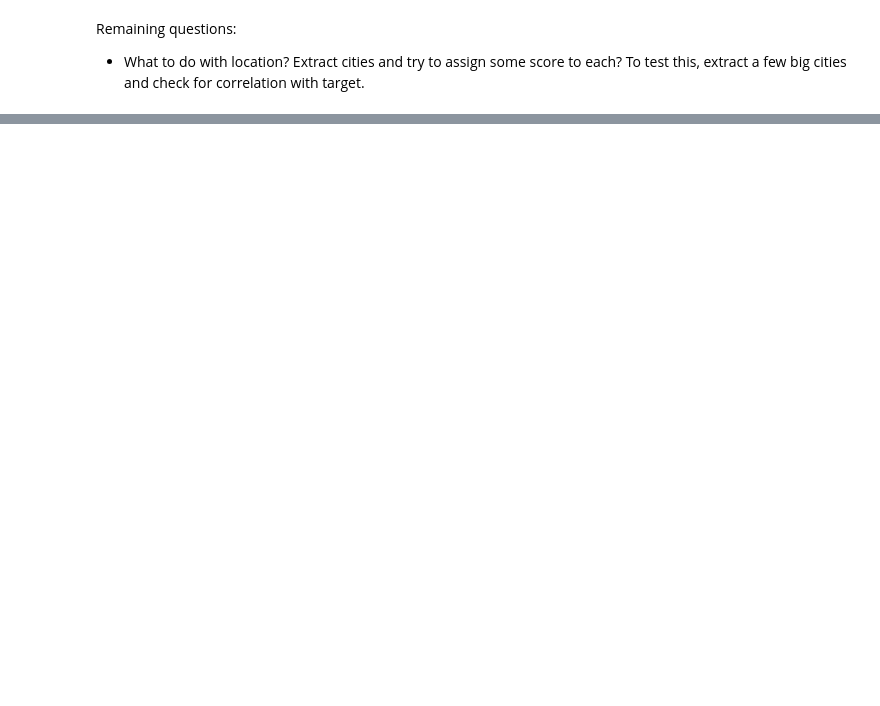
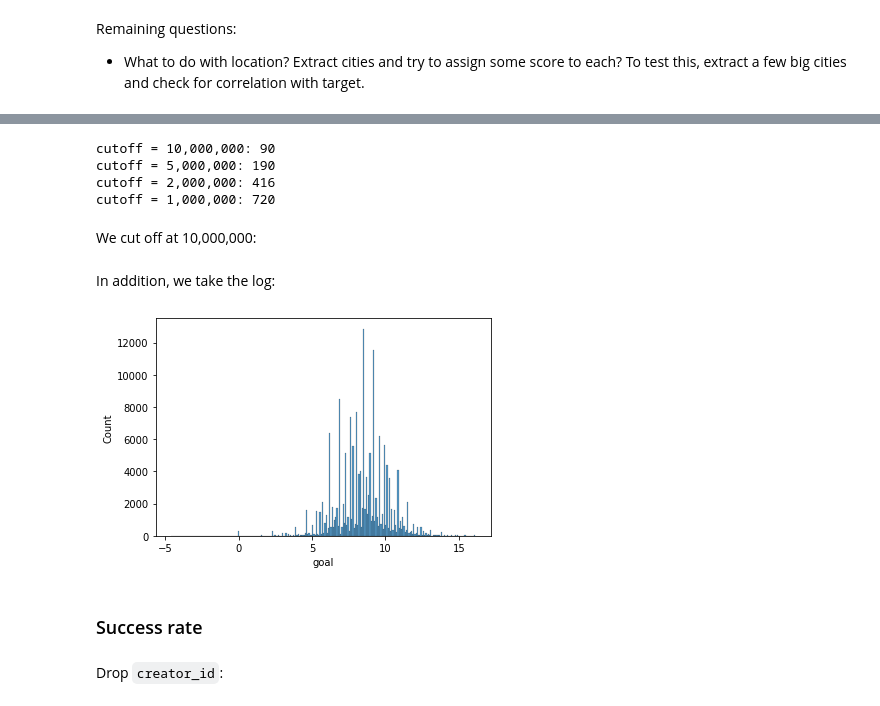
Before and after one commit to bur-oez/Kickstarter-ML-Project, a Jupyter notebook: kickstarter_ml.ipynb, the cells around one changed output, grey strips where cells are left out. Drawn from its saved outputs; the diff is of its cells as text; code cells hidden in the pictures; blank space fills up the shorter version.

```diff
--- a/kickstarter_ml.ipynb
+++ b/kickstarter_ml.ipynb
@@ -304,0 +310,7 @@ df.shape
+# %%
+dic = {x:0 for x in df.location_city}
+
+dic.update(df.query('state == 1').location_city.value_counts().to_dict())
+df['location_score'] = df.location_city.replace(dic)
+
+df['location_score'] = [max(0, x-1) for x in df.location_score]
@@ -304,0 +327,25 @@ df.shape
+# %%
+print('cutoff = 10,000,000:', df.query('goal > 10000000').goal.count())
+print('cutoff = 5,000,000:', df.query('goal > 5000000').goal.count())
+print('cutoff = 2,000,000:', df.query('goal > 2000000').goal.count())
+print('cutoff = 1,000,000:', df.query('goal > 1000000').goal.count())
+# %% [output]
+cutoff = 10,000,000: 90
+cutoff = 5,000,000: 190
+cutoff = 2,000,000: 416
+cutoff = 1,000,000: 720
+# %% [markdown]
+We cut off at 10,000,000:
+# %%
+df = df.query('goal < 10000001')
+# %% [markdown]
+In addition, we take the log:
+# %%
+df.goal = df.eval('log(goal)')
+# %%
+import seaborn as sns
+sns.histplot(df.goal);
+# %% [output]
+[figure, added]
+# %% [markdown]
+### Success rate
@@ -304,0 +368,2 @@ df.shape
+# %% [markdown]
+Drop `creator_id`:
```
Also changed, not shown: parts of 35 cells of this notebook.
